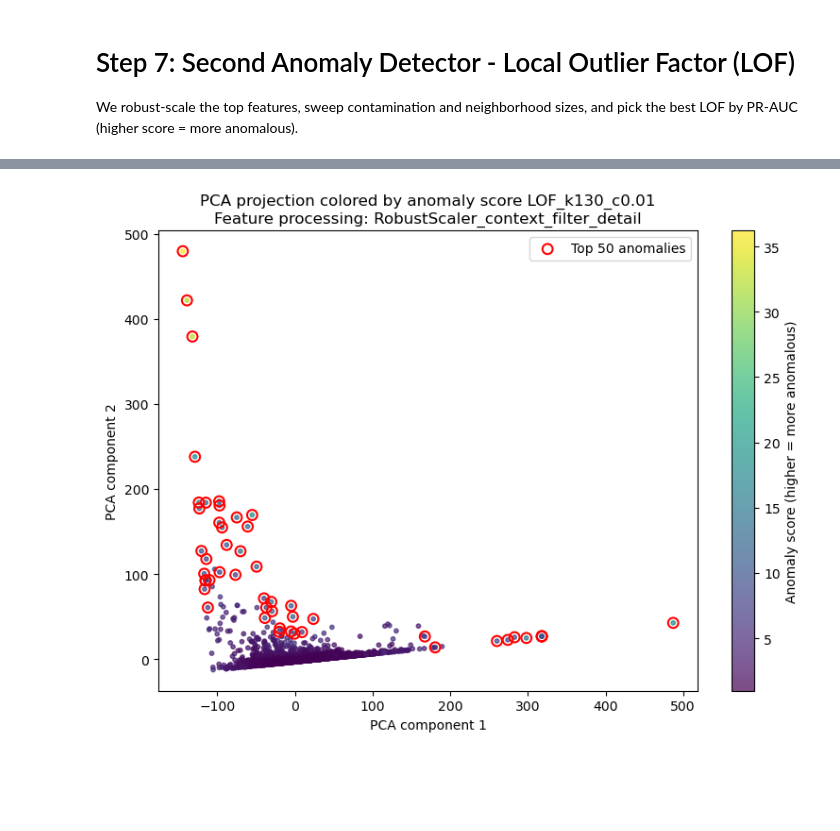
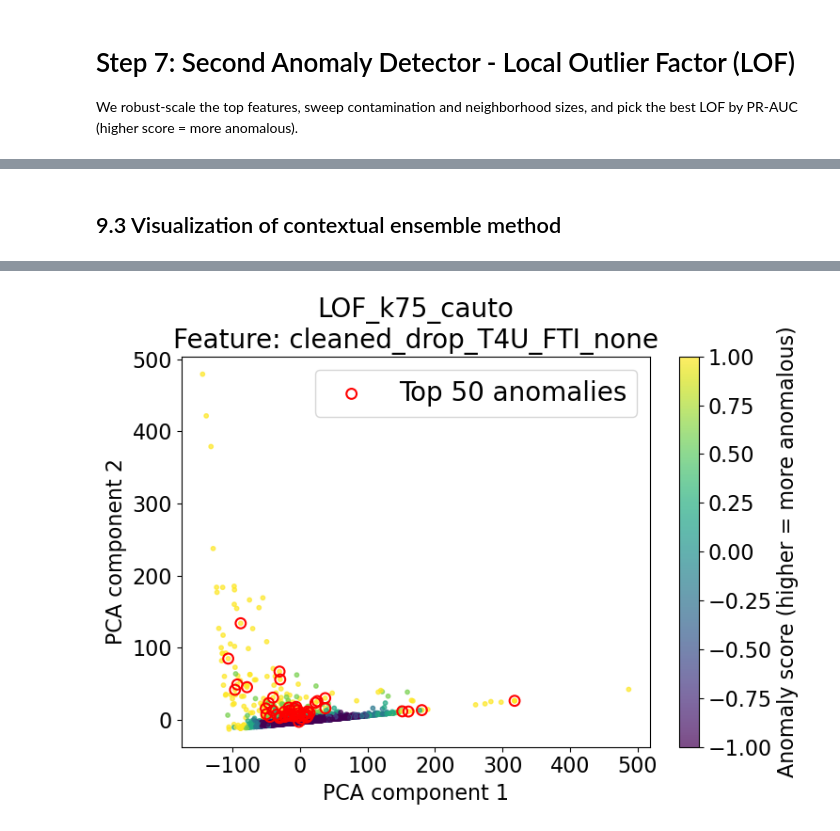
Before and after one commit to feng123liang/project, a Jupyter notebook: project.ipynb, the cells around one changed output, grey strips where cells are left out. Drawn from its saved outputs; the diff is of its cells as text; code cells hidden in the pictures; blank space fills up the shorter version.

```diff
--- a/project.ipynb
+++ b/project.ipynb
@@ -165,8 +160,8 @@ print(X.shape)
 import pandas as pd
 
 # Make a copy of the cleaned dataset (after reading with sep=";")
-# df_clean = df.drop(columns=["Unnamed: 22", "Unnamed: 23"])
-df_clean = pd.read_csv("thyroid_processed_data_cleaned.csv")
+df_clean = df.drop(columns=["Unnamed: 22", "Unnamed: 23"])
+
 print("Shape after removing empty columns:", df_clean.shape)
 
 # Convert the label column from string ('n','o') to numeric (0/1)
@@ -1305,0 +821,5 @@ display(final_results_df)
+# %%
+print("\n最佳参数组合（未经清理的数据）:")
+for k, v in best_param_dicts_uncleaned.items():
+    if k != 'final_scores':
+        print(f"{k}: {v}")
@@ -1305,0 +851,11 @@ display(final_results_df)
+# %%
+n_neighbors_grid=[50, 75, 130]
+contamination_grid=[0.01, 'auto']
+preprocess_param = ["robust", "none"]
+method_param = ["discrete", "continuous"]
+norm_param = ['min-max', 'z-score', 'none']
+ensemble_param = ['avg', 'max']
+best_param_dicts = run_context_experiments(
+    X, n_neighbors_grid, contamination_grid, preprocess_param, method_param, norm_param,
+    ensemble_param, note="cleaned_data_v2_drop_T4U_FTI", drop_columns=['T4U_measured', 'FTI_measured']
+)
@@ -1442,3 +931,5 @@ passthrough + continuous min-max avg
+# %% [markdown]
+## 9.3 Visualization of contextual ensemble method
 # %%
 import matplotlib.pyplot as plt
 import seaborn as sns
@@ -1447,47 +938,23 @@ from sklearn.metrics import confusion_matrix, classification_report, precision_r
 import numpy as np
 import pandas as pd
 
+# scale the age for better visualization
+X_copy = X.copy()
+X_copy['Age'] = X_copy['Age'].apply(lambda x: x/(10**int(np.log10(x)+1)) if x > 1 else x)
 
-X_processed, _, _ = preprocess_data(X, numeric_features, binary_features)
+X_processed, _, _ = preprocess_data(X_copy, numeric_features, binary_features,
+                                    preprocess=best_param_dicts['preprocess'],
+                                    columns_drop=['T4U_measured', 'FTI_measured'])
 
-anomaly_scores_best = final_scores[best_detector['detector']]
-# 2D PCA on weighted, scaled features
-def plot_2D_PCA(X_processed, anomaly_scores, K=50, title_suffix="", feature_description=""):
-    """绘制2D PCA图，突出显示前K个异常点"""
-    pca = PCA(n_components=2, random_state=42)
-    X_pca = pca.fit_transform(X_processed)
+anomaly_scores_best = best_param_dicts['final_scores']
 
-    topK_idx = np.argsort(-anomaly_scores)[:K]
+print("Plotting 2D PCA for the best detector...")
+# print params in best_param_dicts
+for k, v in best_param_dicts.items():
+    if k != 'final_scores':
+        print(f"{k}: {v}")
 
-    plt.figure(figsize=(8, 6))
-
-    sc = plt.scatter(
-        X_pca[:, 0],
-        X_pca[:, 1],
-        c=anomaly_scores,
-        s=10,
-        alpha=0.7
-    )
-
-    plt.scatter(
-        X_pca[topK_idx, 0],
-        X_pca[topK_idx, 1],
-        facecolors='none',
-        edgecolors='red',
-        s=60,
-        linewidths=1.5,
-        label=f"Top {K} anomalies"
-    )
-    # plt.xlim(-2500, 2500)
-    plt.colorbar(sc, label="Anomaly score (higher = more anomalous)")
-    plt.xlabel("PCA component 1")
-    plt.ylabel("PCA component 2")
-    plt.title(f"PCA projection colored by anomaly score {title_suffix}\nFeature processing: {feature_description}")
-    plt.savefig(f"pca_topK_{title_suffix.replace(' ', '_')}_{feature_description.replace(' ', '_')}.png", dpi=300)
-    plt.legend()
-
-    plt.tight_layout()
-    plt.show()
-
-plot_2D_PCA(X_processed, anomaly_scores_best, K=50, title_suffix=best_detector['detector'], feature_description="RobustScaler_context_filter_detail")
+plot_2D_PCA(X_processed, anomaly_scores_best, K=50,
+            title_suffix=best_param_dicts['detectors'],
+            feature_description="cleaned_drop_T4U_FTI_"+best_param_dicts['preprocess'])
 # %% [output]
@@ -1494 +970 @@ plot_2D_PCA(X_processed, anomaly_scores_best, K=50, title_suffix=best_detector['
-[figure, old version]
+[figure, new version]
```
Also changed, not shown: parts of 49 cells of this notebook, 27 other files.
